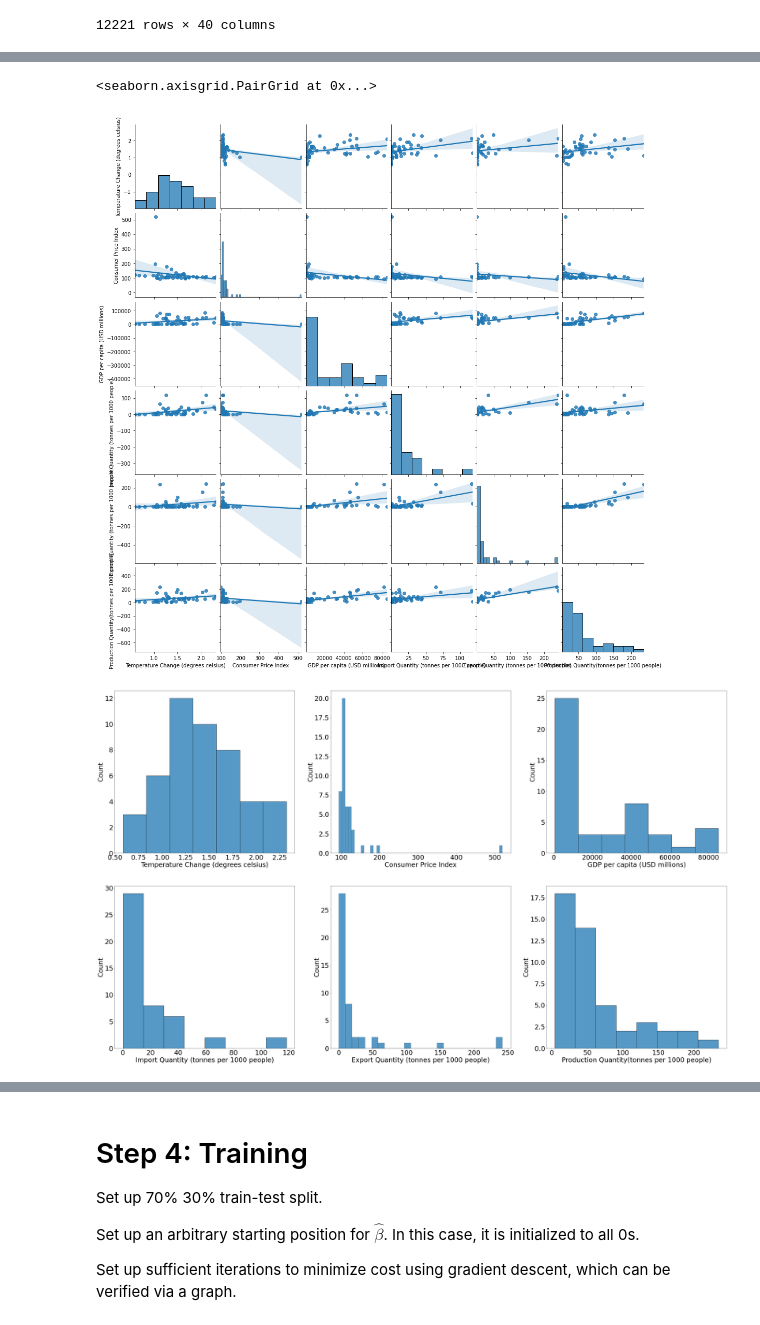
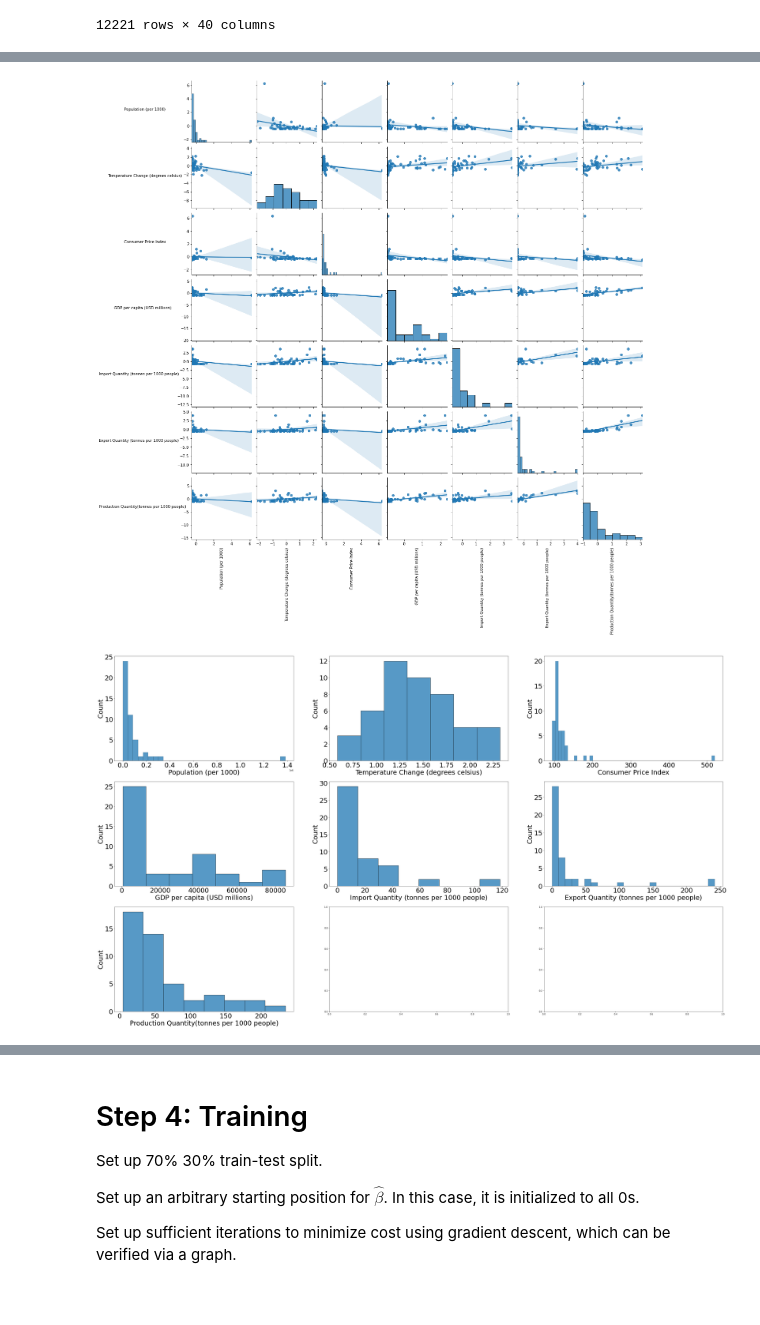
Before and after one commit to Derpythederp/Term-3-2D-DDW-, a Jupyter notebook: 2D Group 2 Task 3 (DDW).ipynb, the cells around one changed output, grey strips where cells are left out. Saved outputs shown, nothing was run; the diff lists cells and outputs as text; code cells hidden in the pictures; blank space fills up the shorter version.

```diff
--- a/2D Group 2 Task 3 (DDW).ipynb
+++ b/2D Group 2 Task 3 (DDW).ipynb
@@ -293,11 +352,11 @@ Index(['China, Taiwan Province of', 'Republic of Korea', 'Singapore',
 # %%
 # Normalize data for X variables
 df_aggregated = pd.read_csv("DDW Data/data_aggregated.csv")
-impt_cols = ["Country", "Temperature Change (degrees celsius)", "Consumer Price Index", "GDP per capita (USD millions)", "Import Quantity (tonnes per 1000 people)", "Export Quantity (tonnes per 1000 people)", "Production Quantity(tonnes per 1000 people)", "Protein Supply per g per pax (y)"]
+impt_cols = ["Country", "Population (per 1000)", "Temperature Change (degrees celsius)", "Consumer Price Index", "GDP per capita (USD millions)", "Import Quantity (tonnes per 1000 people)", "Export Quantity (tonnes per 1000 people)", "Production Quantity(tonnes per 1000 people)", "Protein Supply per g per pax (y)"]
 df_aggregated_reduced = df_aggregated[impt_cols]
 # display(df_aggregated_reduced)
 
-feature_names = ["Temperature Change (degrees celsius)", "Consumer Price Index", "GDP per capita (USD millions)", "Import Quantity (tonnes per 1000 people)", "Export Quantity (tonnes per 1000 people)", "Production Quantity(tonnes per 1000 people)"]
+feature_names = ["Population (per 1000)", "Temperature Change (degrees celsius)", "Consumer Price Index", "GDP per capita (USD millions)", "Import Quantity (tonnes per 1000 people)", "Export Quantity (tonnes per 1000 people)", "Production Quantity(tonnes per 1000 people)"]
 target_names = ["Protein Supply per g per pax (y)"]
 df_features, df_target = get_features_targets(df_aggregated_reduced, feature_names, target_names)
 df_features_norm = normalize_z(df_features)
@@ -328,35 +387,44 @@ df_normalized.to_csv("DDW Data/data_normalized.csv", index=False)
 # %%
 # Visualize data - Collinearity plot
-sns.pairplot(df_features, kind="reg")
+pairplt = sns.pairplot(df_features_norm, kind="reg")
+for ax in pairplt.axes.flatten():
+    ax.set_xlabel(ax.get_xlabel(), rotation = 90)
+    ax.set_ylabel(ax.get_ylabel(), rotation = 0, labelpad=100)
 # %% [output]
-<seaborn.axisgrid.PairGrid at 0x...>
-[figure, old version]
+[figure, new version]
 # %%
 # Visualize Data - Predictor histograms
 height, width = (30, 50)
 font_size = 30
 predictors = df_features.columns
 nrows = 2
 ncols = len(predictors) // nrows
-fig, axs = plt.subplots(nrows=nrows, ncols=ncols)
-
+rem = len(predictors) % nrows
+fig, axs = plt.subplots(nrows=nrows + 1, ncols=ncols)
+histplt_list = []
 
 for row_i in range(nrows):
     for col_i in range(ncols):
         curr_i = row_i * ncols + col_i
-        histplt = sns.histplot(data=df_features[predictors[curr_i]], ax=axs[row_i, col_i])
-        hist_x = histplt.xaxis
-        hist_y = histplt.yaxis
+        histplt_list.append(sns.histplot(data=df_features[predictors[curr_i]], ax=axs[row_i, col_i]))
 
-        hist_x.label.set_size(font_size)
-        hist_y.label.set_size(font_size)
-        hist_x.set_tick_params(labelsize=font_size)
-        hist_y.set_tick_params(labelsize=font_size)
+for rem_i in range(rem):
+    curr_i = nrows * ncols + rem_i
+    histplt_list.append(sns.histplot(data=df_features[predictors[curr_i]], ax=axs[nrows, rem_i]))
+
+for histplt in histplt_list:
+    hist_x = histplt.xaxis
+    hist_y = histplt.yaxis
+
+    hist_x.label.set_size(font_size)
+    hist_y.label.set_size(font_size)
+    hist_x.set_tick_params(labelsize=font_size)
+    hist_y.set_tick_params(labelsize=font_size)
 
 fig.set_figheight(height)
 fig.set_figwidth(width)
 # %% [output]
-[figure, old version]
+[figure, new version]
 # %%
 # Visualize Data - Scatterplot: Y against various X
 height, width = (30, 50)
```
Also changed, not shown: parts of 33 cells of this notebook, 1 other file.
